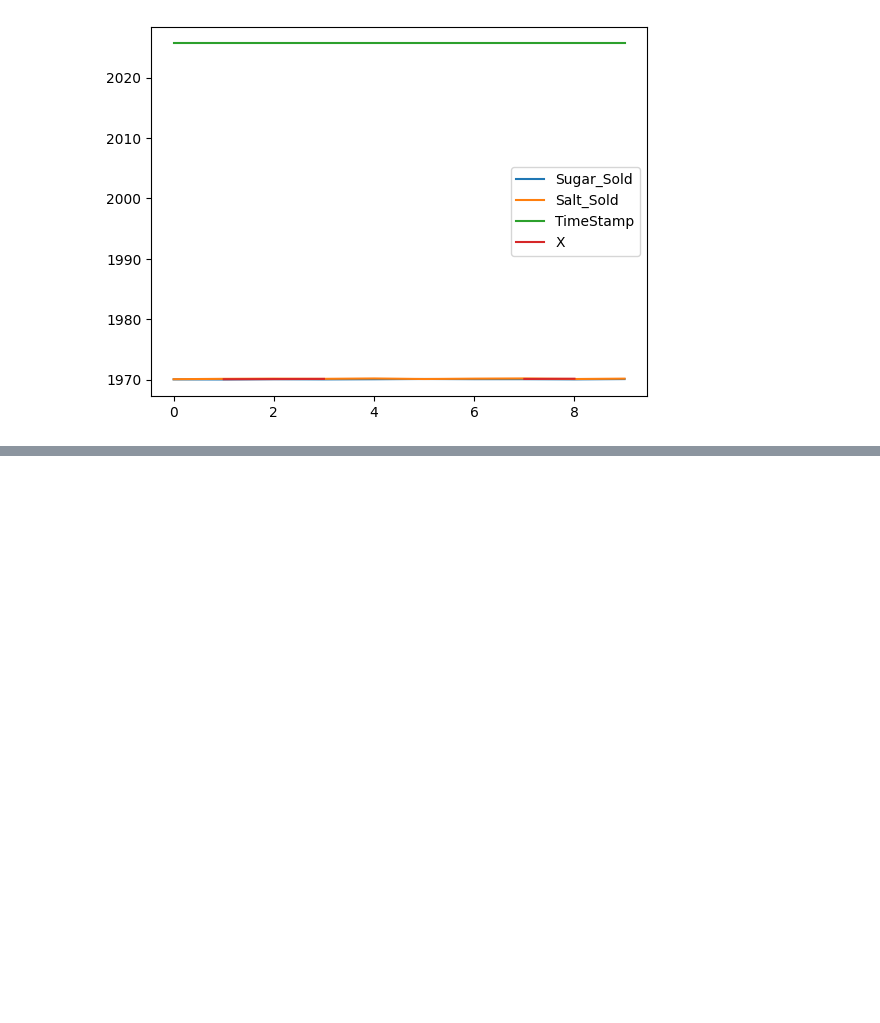
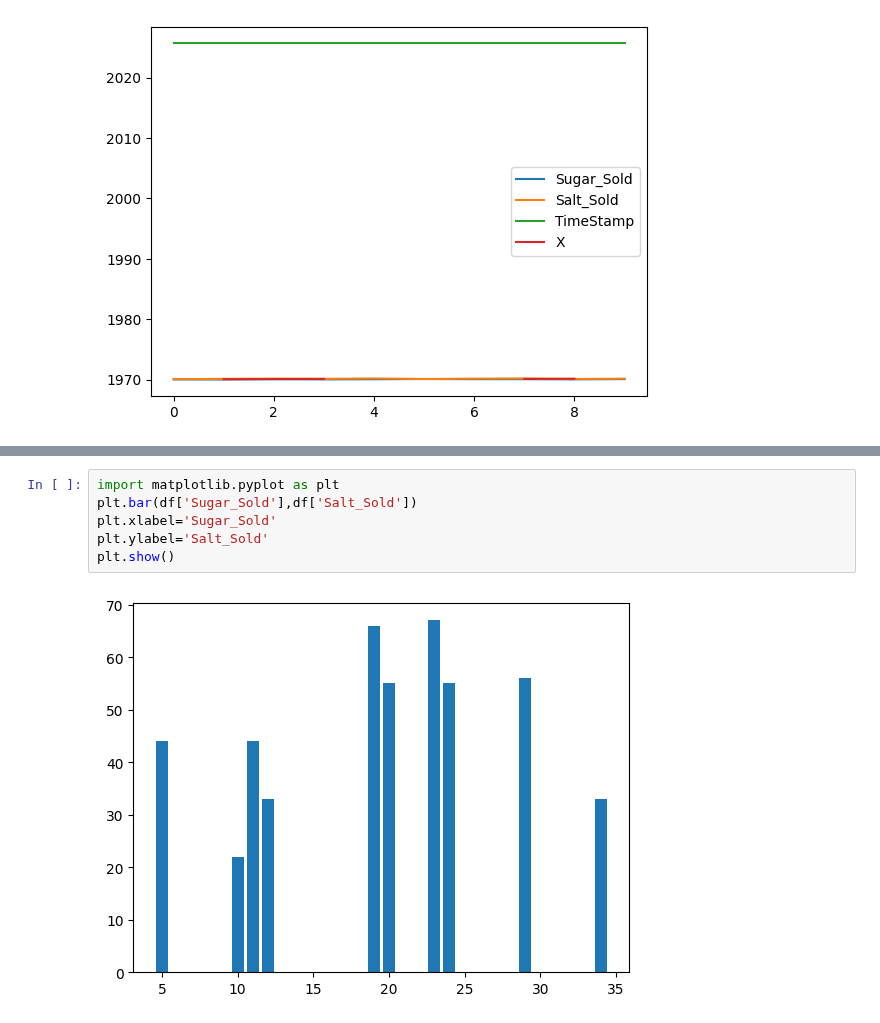
Before and after one commit to ramnagella/Demo, a Jupyter notebook: DA_Day9.ipynb, the cells around one changed output, grey strips where cells are left out. Saved outputs shown, nothing was run; the diff lists cells and outputs as text; blank space fills up the shorter version.

```diff
--- a/DA_Day9.ipynb
+++ b/DA_Day9.ipynb
@@ -414,0 +428,8 @@ df.plot()
+# %%
+import matplotlib.pyplot as plt
+plt.bar(df['Sugar_Sold'],df['Salt_Sold'])
+plt.xlabel='Sugar_Sold'
+plt.ylabel='Salt_Sold'
+plt.show()
+# %% [output]
+[figure, added]
```
Also changed, not shown: parts of 7 cells of this notebook.
